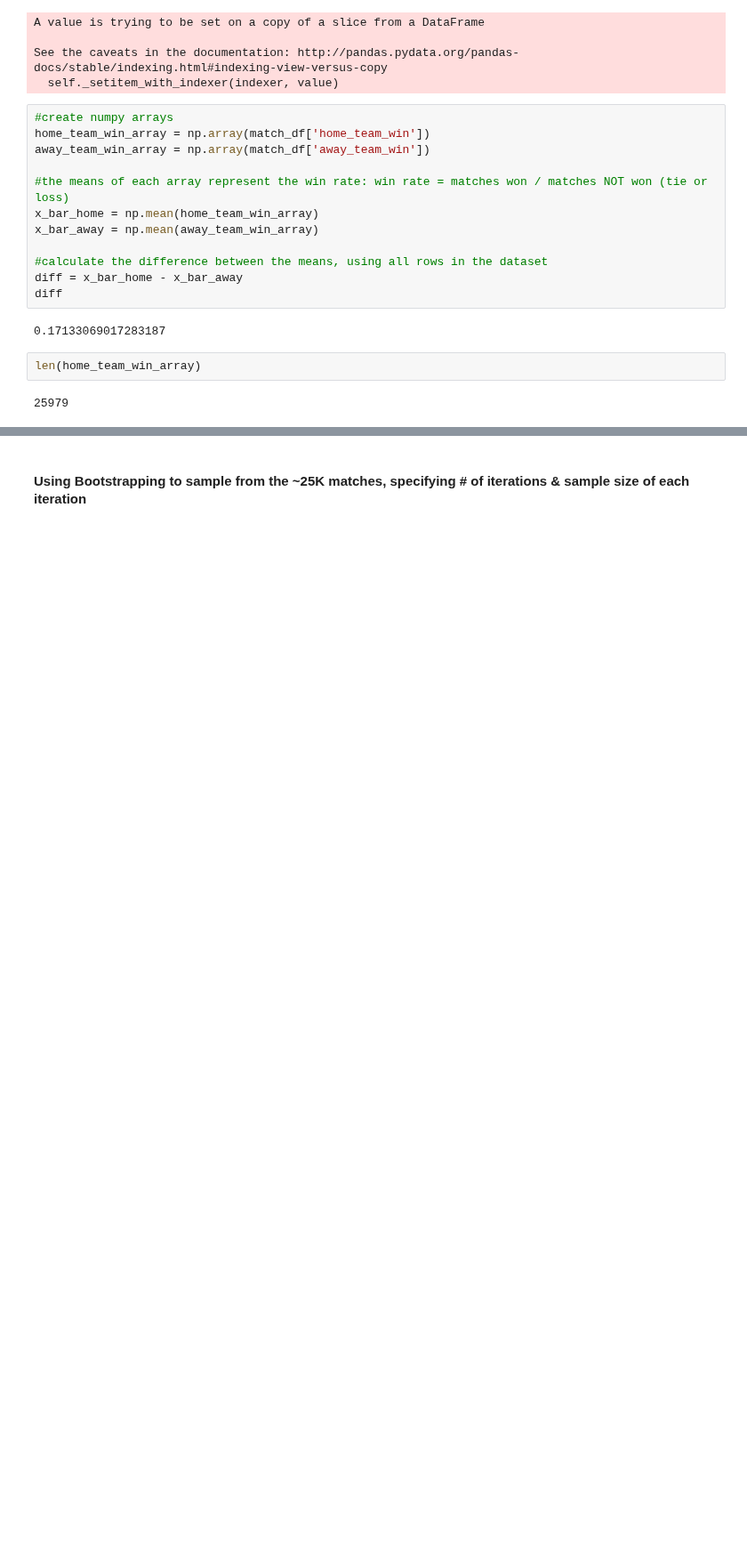
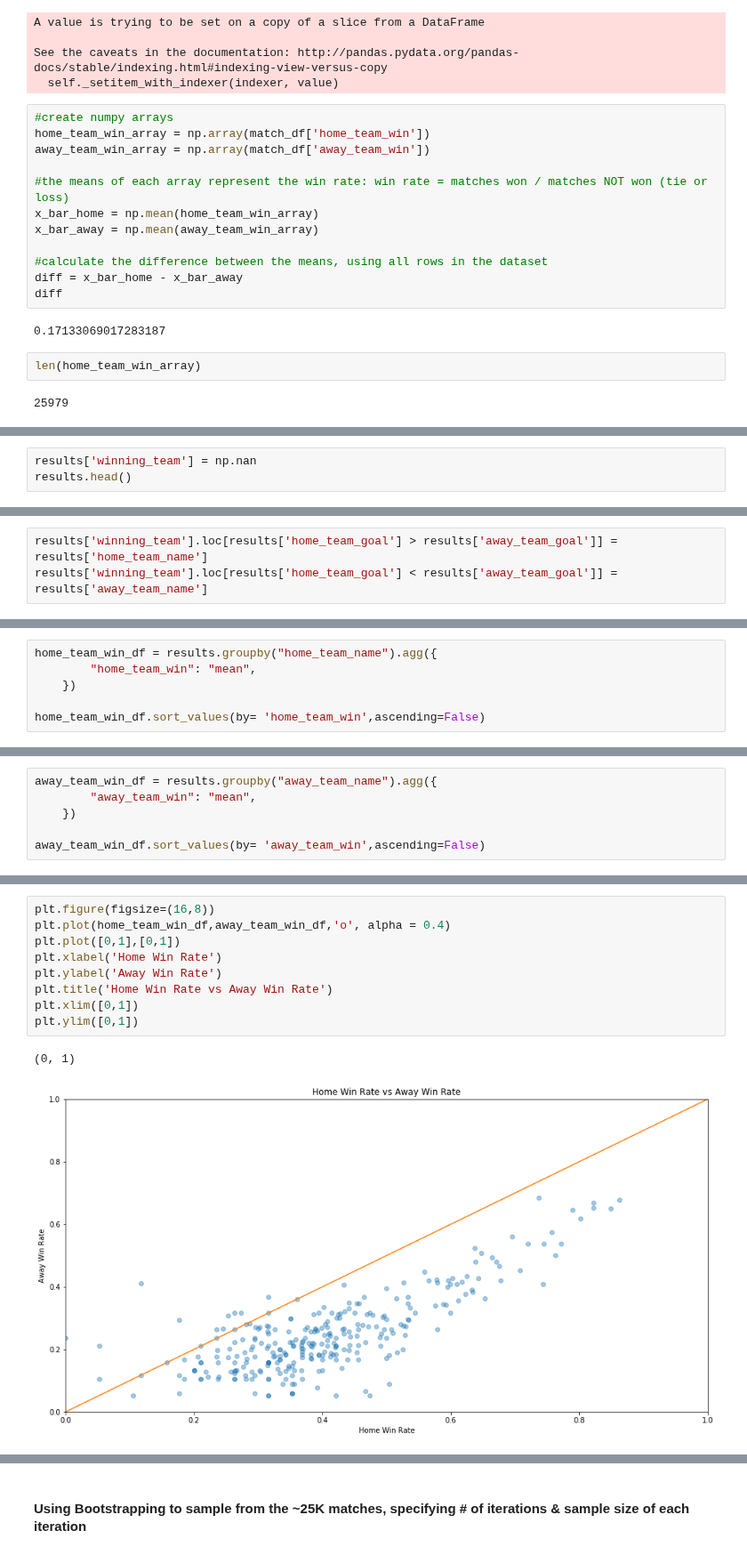
Before and after one commit to kevintheduu/european-soccer-hypothesis-testing, a Jupyter notebook: hyp_test_1.ipynb, the cells around one changed output, grey strips where cells are left out. Shown at 89% size. Saved outputs shown, nothing was run; the diff lists cells and outputs as text; blank space fills up the shorter version.

```diff
--- a/hyp_test_1.ipynb
+++ b/hyp_test_1.ipynb
@@ -205,0 +226,3 @@ len(home_team_win_array)
+# %%
+results['winning_team'] = np.nan
+results.head()
@@ -205,0 +237,3 @@ len(home_team_win_array)
+# %%
+results['winning_team'].loc[results['home_team_goal'] > results['away_team_goal']] = results['home_team_name']
+results['winning_team'].loc[results['home_team_goal'] < results['away_team_goal']] = results['away_team_name']
@@ -205,0 +255,6 @@ len(home_team_win_array)
+# %%
+home_team_win_df = results.groupby("home_team_name").agg({
+        "home_team_win": "mean",
+    })
+
+home_team_win_df.sort_values(by= 'home_team_win',ascending=False)
@@ -205,0 +281,6 @@ len(home_team_win_array)
+# %%
+away_team_win_df = results.groupby("away_team_name").agg({
+        "away_team_win": "mean",
+    })
+
+away_team_win_df.sort_values(by= 'away_team_win',ascending=False)
@@ -205,0 +307,12 @@ len(home_team_win_array)
+# %%
+plt.figure(figsize=(16,8))
+plt.plot(home_team_win_df,away_team_win_df,'o', alpha = 0.4)
+plt.plot([0,1],[0,1])
+plt.xlabel('Home Win Rate')
+plt.ylabel('Away Win Rate')
+plt.title('Home Win Rate vs Away Win Rate')
+plt.xlim([0,1])
+plt.ylim([0,1])
+# %% [output]
+(0, 1)
+[figure, added]
```
Also changed, not shown: parts of 32 cells of this notebook.
